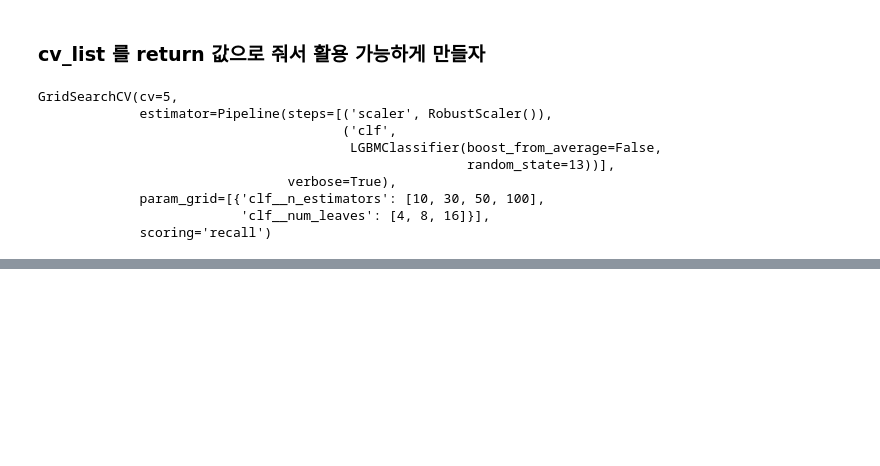
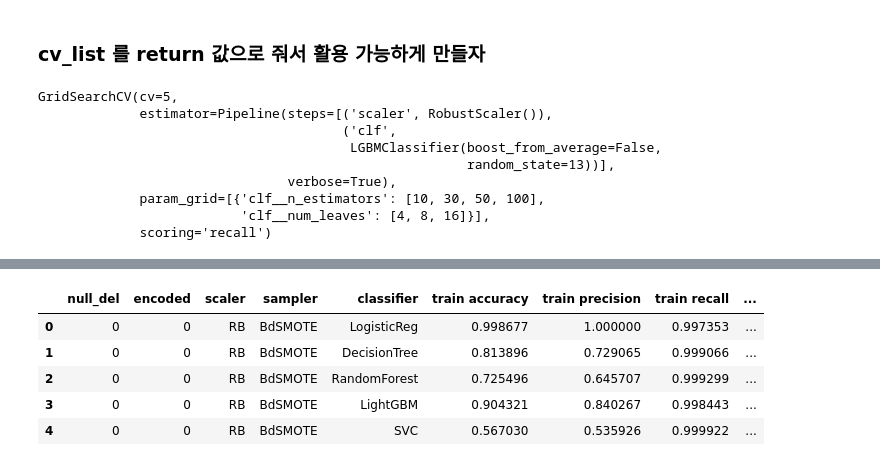
Before and after one commit to ryuseunghwan1/ML_project, a Jupyter notebook: ml/utils_test.ipynb, the cells around one changed output, grey strips where cells are left out. Drawn from its saved outputs; the diff is of its cells as text; code cells hidden in the pictures; blank space fills up the shorter version.

```diff
--- a/ml/utils_test.ipynb
+++ b/ml/utils_test.ipynb
@@ -278,0 +335,3 @@ GridSearchCV(cv=5,
+# %%
+result_df_cp = result_df.copy()
+result_df_cp
@@ -278,0 +345,16 @@ GridSearchCV(cv=5,
+# %%
+result_df_cp["null_del"] = [0]  * len(result_df_cp)
+result_df_cp["encoded"] = [0]  * len(result_df_cp)
+result_df_cp["scaler"] = ["RB"]  * len(result_df_cp)
+result_df_cp["sampler"] = ["BdSMOTE"]  * len(result_df_cp)
+result_df_cp = result_df_cp[['null_del', 'encoded', 'scaler', 'sampler', 'classifier', 'train accuracy', 'train precision',
+                             'train recall', 'train f1', 'train auc', 'test accuracy', 'test precision', 'test recall',
+                             'test f1', 'test auc']]
+result_df_cp
+# %% [output]
+|  | null_del | encoded | scaler | sampler | classifier | train accuracy | train precision | train recall | ... |
+| 0 | 0 | 0 | RB | BdSMOTE | LogisticReg | 0.998677 | 1.000000 | 0.997353 | ... |
+| 1 | 0 | 0 | RB | BdSMOTE | DecisionTree | 0.813896 | 0.729065 | 0.999066 | ... |
+| 2 | 0 | 0 | RB | BdSMOTE | RandomForest | 0.725496 | 0.645707 | 0.999299 | ... |
+| 3 | 0 | 0 | RB | BdSMOTE | LightGBM | 0.904321 | 0.840267 | 0.998443 | ... |
+| 4 | 0 | 0 | RB | BdSMOTE | SVC | 0.567030 | 0.535926 | 0.999922 | ... |
```
Also changed, not shown: parts of 6 cells of this notebook.
